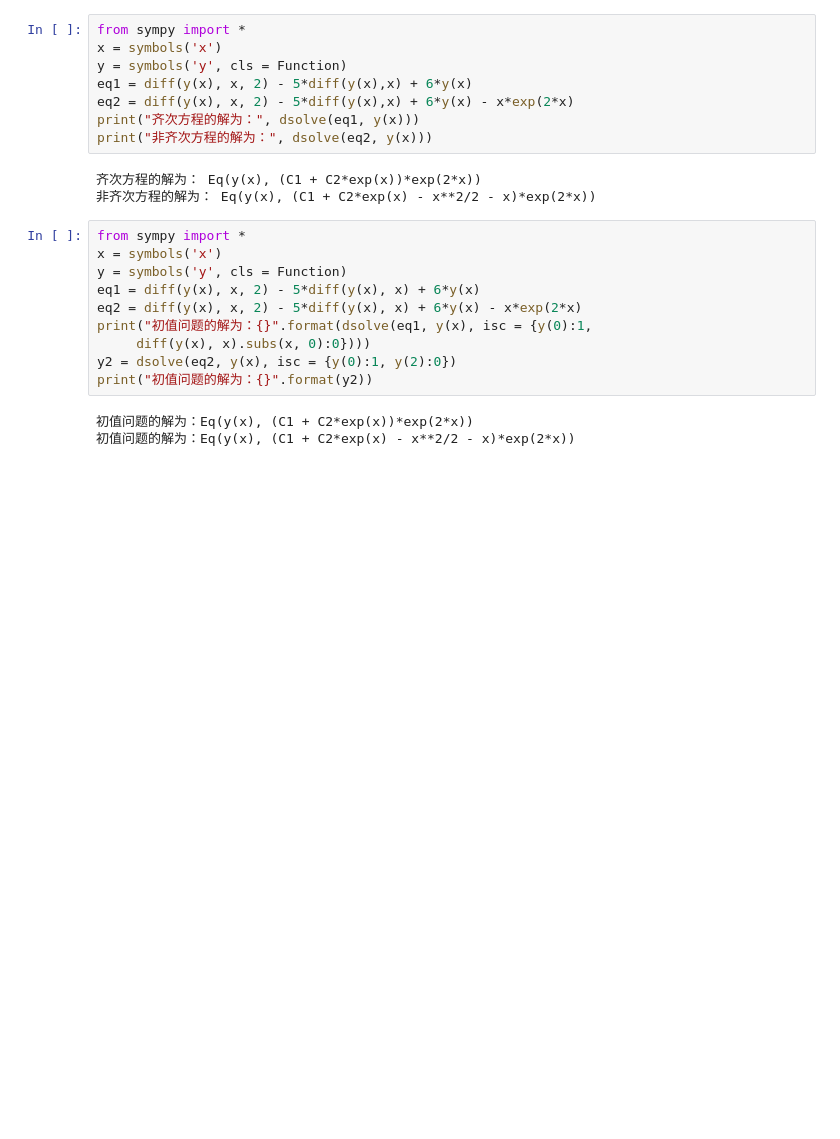
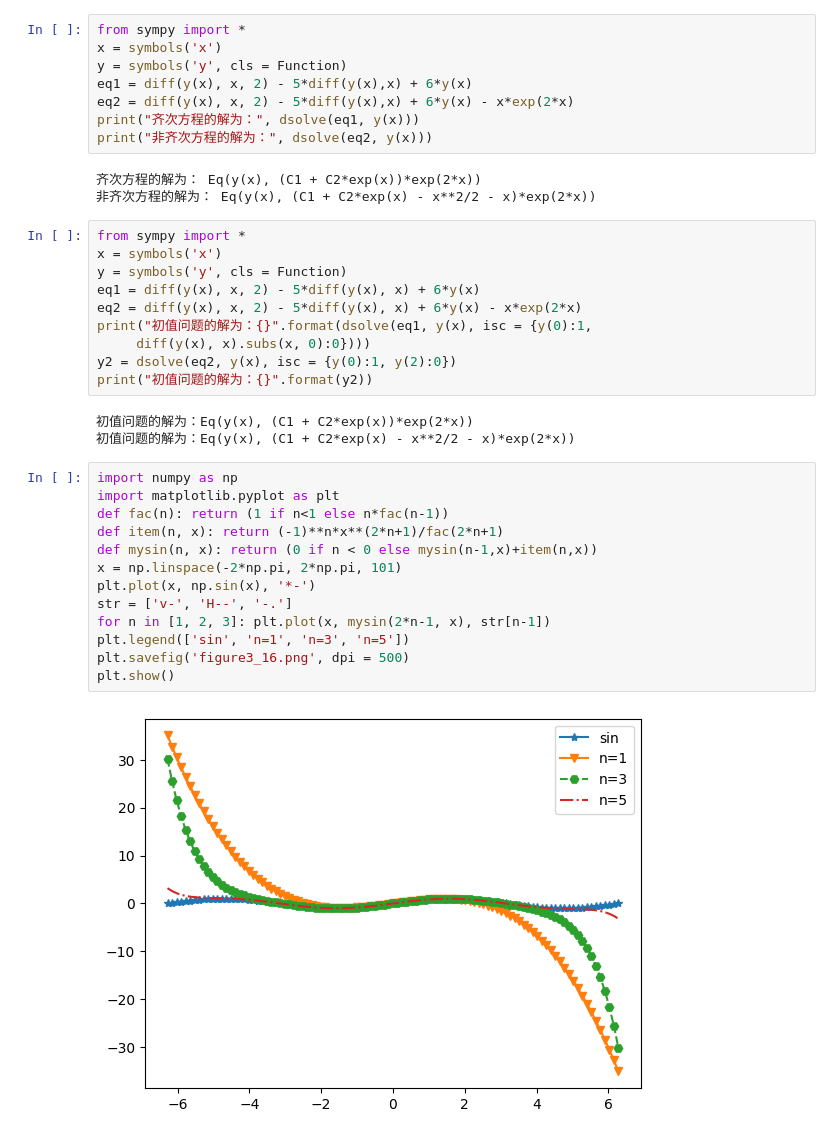
Before and after one commit to jackialspencier/Code-Table, a Jupyter notebook: Python/Pythonmath/demo.ipynb, the cells around one changed output. Saved outputs shown, nothing was run; the diff lists cells and outputs as text; blank space fills up the shorter version.

```diff
--- a/Python/Pythonmath/demo.ipynb
+++ b/Python/Pythonmath/demo.ipynb
@@ -144,3 +144,18 @@ print("初值问题的解为：{}".format(y2))
 # %% [output]
 初值问题的解为：Eq(y(x), (C1 + C2*exp(x))*exp(2*x))
 初值问题的解为：Eq(y(x), (C1 + C2*exp(x) - x**2/2 - x)*exp(2*x))
+# %%
+import numpy as np
+import matplotlib.pyplot as plt
+def fac(n): return (1 if n<1 else n*fac(n-1))
+def item(n, x): return (-1)**n*x**(2*n+1)/fac(2*n+1)
+def mysin(n, x): return (0 if n < 0 else mysin(n-1,x)+item(n,x))
+x = np.linspace(-2*np.pi, 2*np.pi, 101)
+plt.plot(x, np.sin(x), '*-')
+str = ['v-', 'H--', '-.']
+for n in [1, 2, 3]: plt.plot(x, mysin(2*n-1, x), str[n-1])
+plt.legend(['sin', 'n=1', 'n=3', 'n=5'])
+plt.savefig('figure3_16.png', dpi = 500)
+plt.show()
+# %% [output]
+[figure, added]
```
Also changed, not shown: parts of 9 cells of this notebook, 17 other files.
